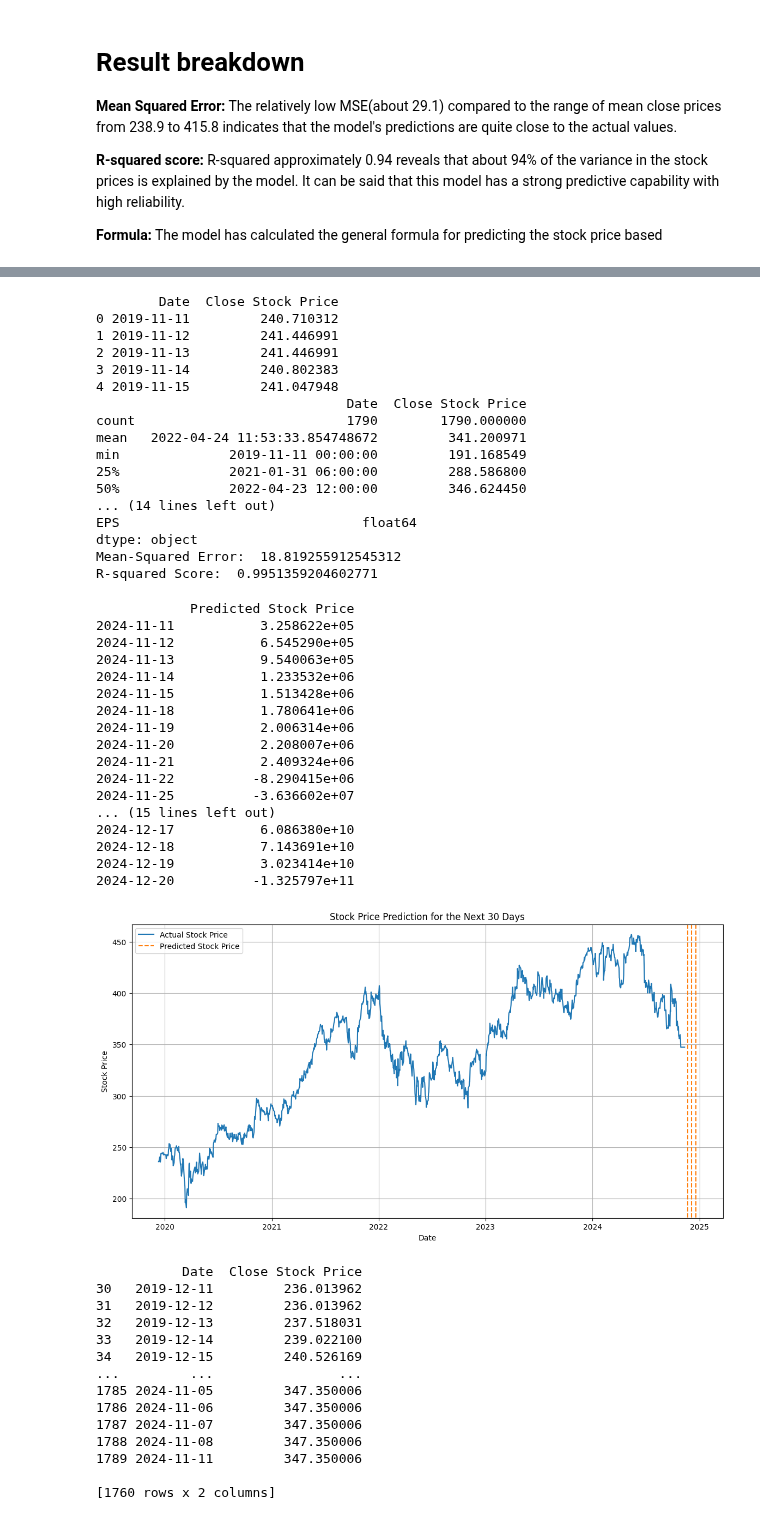
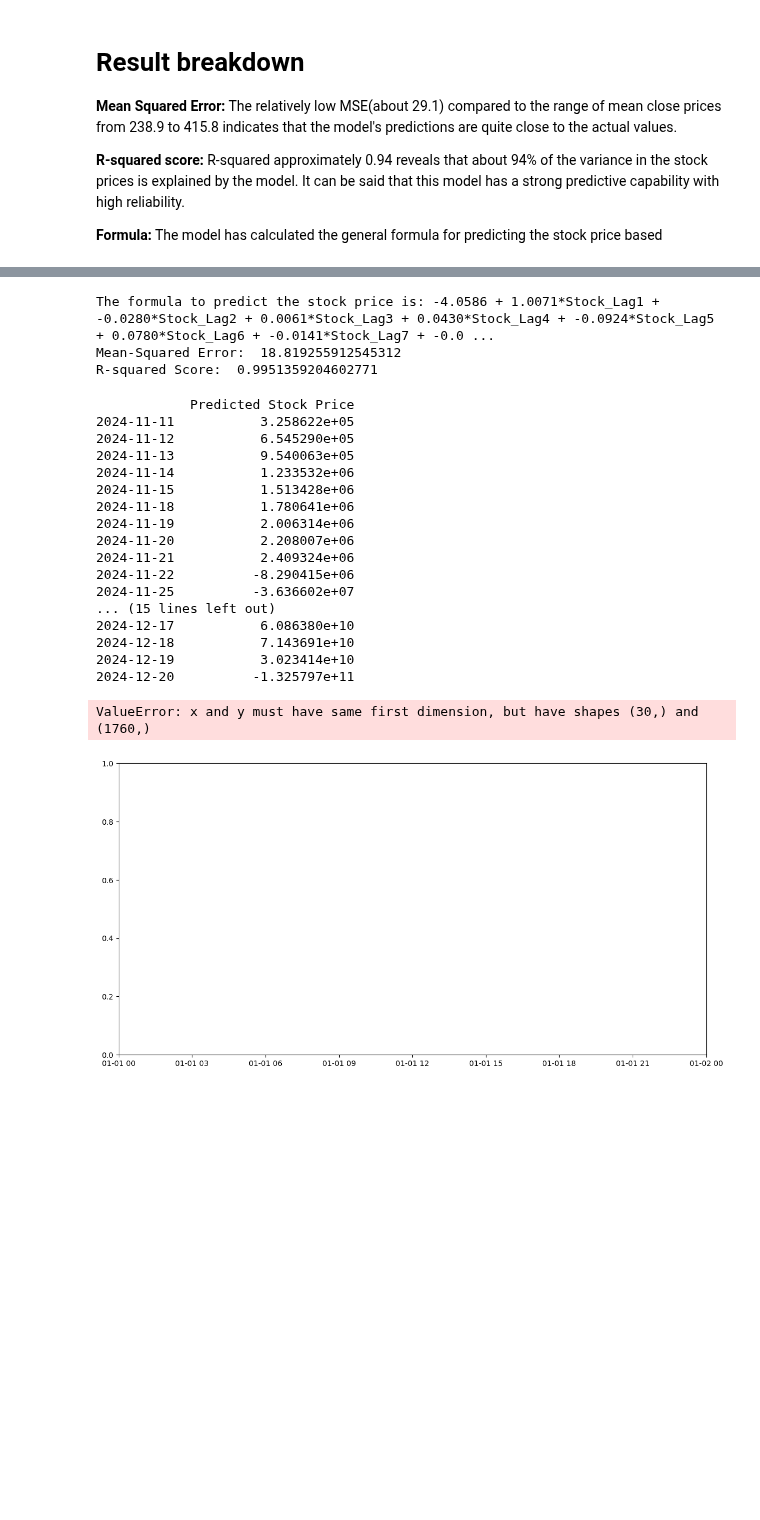
Before and after one commit to Ailey-Prmil/Statistics-Analysis-Project, a Jupyter notebook: Machine Learning/Linear_regression.ipynb, the cells around one changed output, grey strips where cells are left out. Cells and saved outputs as stored; diff of their text form; code cells hidden in the pictures; blank space fills up the shorter version.

Commit message:
linear regression model available

```diff
--- a/Machine Learning/Linear_regression.ipynb
+++ b/Machine Learning/Linear_regression.ipynb
@@ -163,18 +180,6 @@ merged_df = pd.read_csv('../Data/merged_data.csv')
 
 # Convert the Date column to datetime format
 merged_df['Date'] = pd.to_datetime(merged_df['Date'])
-
-# Print the first few rows of the DataFrame to verify the data
-print(merged_df[['Date', 'Close Stock Price']].head())
-
-# Print summary statistics to verify the data
-print(merged_df[['Date', 'Close Stock Price']].describe())
-
-# Check for NaN values in the entire DataFrame
-print("Number of NaN values in each column:\n", merged_df.isna().sum())
-
-# Check data types
-print(merged_df.dtypes)
 
 # Feature engineering: Create lag features for the past 30 days
 lag_features = {}
@@ -207,6 +212,26 @@ X_train, X_test, y_train, y_test = train_test_split(X, y, test_size=0.2, random_
 # Model training
 model = LinearRegression()
 model.fit(X_train, y_train)
+
+# Formula checking
+# Print the coefficients and intercept
+intercept = model.intercept_
+coefficients = model.coef_
+
+# Construct the formula
+formula_parts = [f"{intercept:.4f}"]
+for i in range(1, 31):
+    formula_parts.append(f"{coefficients[i-1]:.4f}*Stock_Lag{i}")
+for i in range(1, 31):
+    formula_parts.append(f"{coefficients[30+i-1]:.4f}*Currency_Lag{i}")
+for i in range(1, 31):
+    formula_parts.append(f"{coefficients[60+i-1]:.4f}*Sales_Lag{i}")
+for i in range(1, 31):
+    formula_parts.append(f"{coefficients[90+i-1]:.4f}*EPS_Lag{i}")
+
+formula = " + ".join(formula_parts)
+
+print(f"The formula to predict the stock price is: {formula}")
 
 # Model prediction
 y_pred = model.predict(X_test)
@@ -253,65 +278,38 @@ print(future_data[['Predicted Stock Price']])
 
 # Plot the results with adjusted y-axis limits to reflect actual stock prices
 plt.figure(figsize=(14, 7))
-plt.plot(merged_df['Date'], merged_df['Close Stock Price'], label='Actual Stock Price')
+plt.plot(future_data.index, merged_df['Close Stock Price'], label='Actual Stock Price')
 plt.plot(future_data.index, future_data['Predicted Stock Price'], label='Predicted Stock Price', linestyle='--')
 plt.xlabel('Date')
 plt.ylabel('Stock Price')
 plt.title('Stock Price Prediction for the Next 30 Days')
 plt.legend()
 plt.grid(True)
 plt.ylim([merged_df['Close Stock Price'].min() - 10, merged_df['Close Stock Price'].max() + 10]) # Adjust y-axis limits
 plt.show()
 
 # Print the merged DataFrame to check the Date column and Close Stock Price column
 print(merged_df[['Date', 'Close Stock Price']])
 # %% [output]
-        Date  Close Stock Price
-0 2019-11-11         240.710312
-1 2019-11-12         241.446991
-2 2019-11-13         241.446991
-3 2019-11-14         240.802383
-4 2019-11-15         241.047948
-                                Date  Close Stock Price
-count                           1790        1790.000000
-mean   2022-04-24 11:53:33.854748672         341.200971
-min              2019-11-11 00:00:00         191.168549
-25%              2021-01-31 06:00:00         288.586800
-50%              2022-04-23 12:00:00         346.624450
-... (14 lines left out)
-EPS                               float64
-dtype: object
+The formula to predict the stock price is: -4.0586 + 1.0071*Stock_Lag1 + -0.0280*Stock_Lag2 + 0.0061*Stock_Lag3 + 0.0430*Stock_Lag4 + -0.0924*Stock_Lag5 + 0.0780*Stock_Lag6 + -0.0141*Stock_Lag7 + -0.0 ...
 Mean-Squared Error:  18.819255912545312
 R-squared Score:  0.9951359204602771
             Predicted Stock Price
 2024-11-11           3.258622e+05
 2024-11-12           6.545290e+05
 2024-11-13           9.540063e+05
 2024-11-14           1.233532e+06
 2024-11-15           1.513428e+06
 2024-11-18           1.780641e+06
 2024-11-19           2.006314e+06
 2024-11-20           2.208007e+06
 2024-11-21           2.409324e+06
 2024-11-22          -8.290415e+06
 2024-11-25          -3.636602e+07
 ... (15 lines left out)
 2024-12-17           6.086380e+10
 2024-12-18           7.143691e+10
 2024-12-19           3.023414e+10
 2024-12-20          -1.325797e+11
+ValueError: x and y must have same first dimension, but have shapes (30,) and (1760,)
-[figure, old version]
+[figure, new version]
-           Date  Close Stock Price
-30   2019-12-11         236.013962
-31   2019-12-12         236.013962
-32   2019-12-13         237.518031
-33   2019-12-14         239.022100
-34   2019-12-15         240.526169
-...         ...                ...
-1785 2024-11-05         347.350006
-1786 2024-11-06         347.350006
-1787 2024-11-07         347.350006
-1788 2024-11-08         347.350006
-1789 2024-11-11         347.350006
-
-[1760 rows x 2 columns]
```
Also changed, not shown: parts of 5 cells of this notebook, 4 other files.
